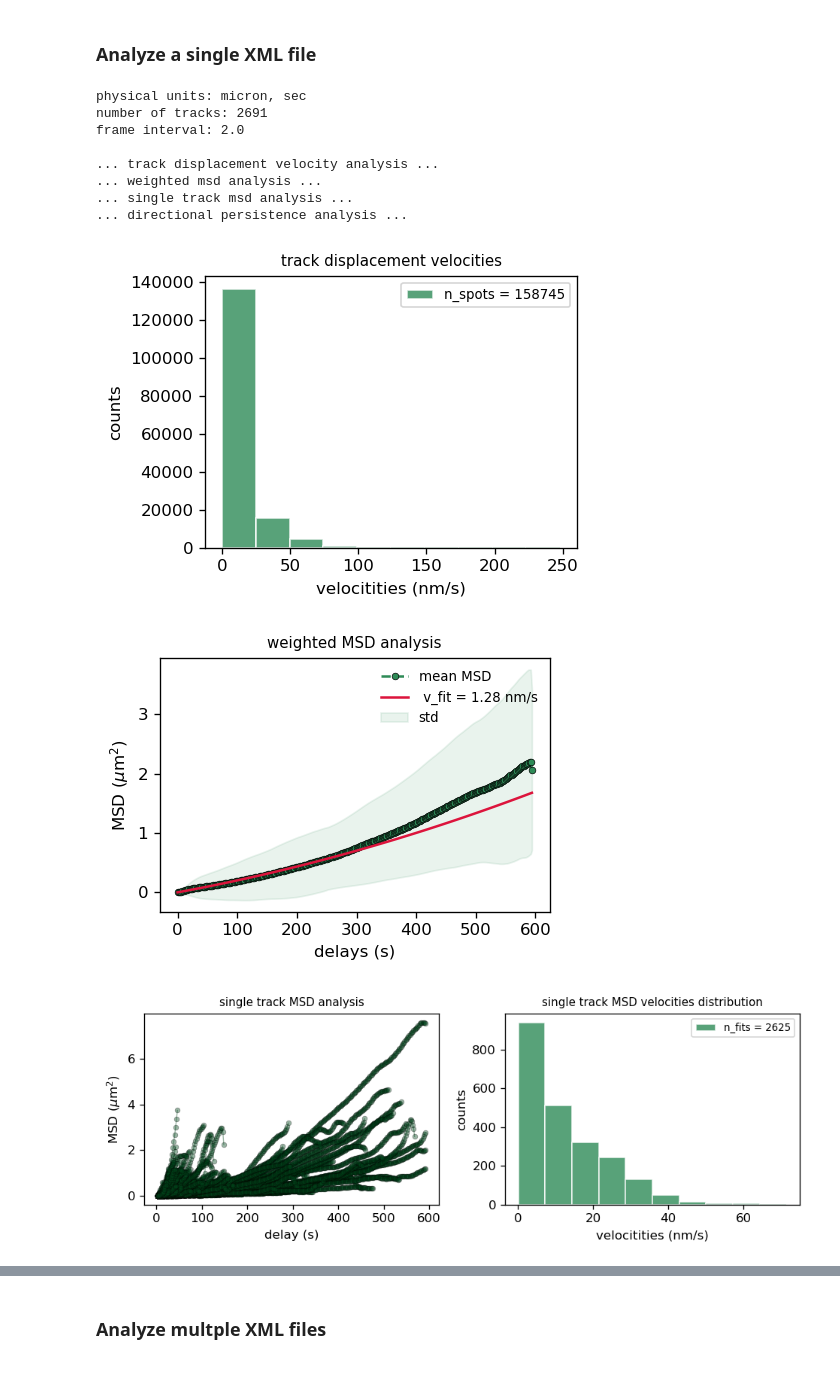
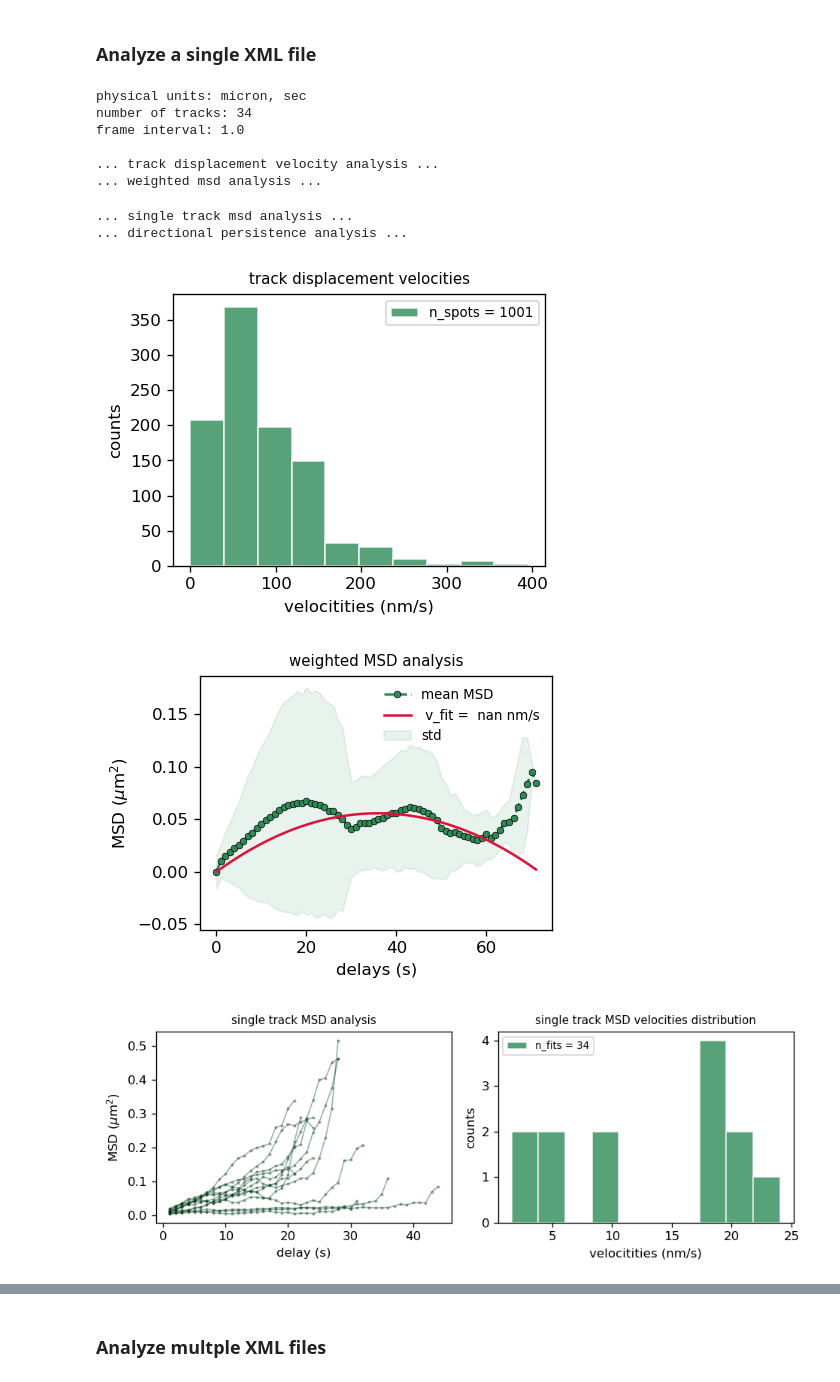
Before and after one commit to paulocaldas/Treadmilling-Speed-Analysis, a Jupyter notebook: tracking_analysis_v2.0/analyze_tracks_v2.0.ipynb, the cells around one changed output, grey strips where cells are left out. Drawn from its saved outputs; the diff is of its cells as text; code cells hidden in the pictures.

```diff
--- a/tracking_analysis_v2.0/analyze_tracks_v2.0.ipynb
+++ b/tracking_analysis_v2.0/analyze_tracks_v2.0.ipynb
@@ -15,27 +15,27 @@ All plots and tables are saved as a single pdf and excel book (respectively) <br
 # %%
 # import all functions for analysis
 from bkg_func import core
 
 # specify path_to_file/filename
-filename = 'examples/Grow and shrink_Tracks_isabel.xml'
+filename = 'examples/Sample1 Tracks.xml'
 
 # run specific analysis if "True"
 core.analyze_tracks(filename,
                     track_displacement = True,
                     msd_weighted = True,
                     msd_single_track = True,
                     directionality = True,
                     plot_tracks = True,
-                    clip = 0.5, plot_every = 100)
+                    clip = 0.9, plot_every = 1)
 # %% [output]
 physical units: micron, sec
-number of tracks: 2691
-frame interval: 2.0
+number of tracks: 34
+frame interval: 1.0
 
 ... track displacement velocity analysis ...
 ... weighted msd analysis ...
-... single track msd analysis ...
-... directional persistence analysis ...
+... single track msd analysis ...
+... directional persistence analysis ...
-[figure, old version]
+[figure, new version]
-[figure, old version]
+[figure, new version]
-[figure, old version]
+[figure, new version]
```
Also changed, not shown: parts of 2 cells of this notebook, 20 other files.
